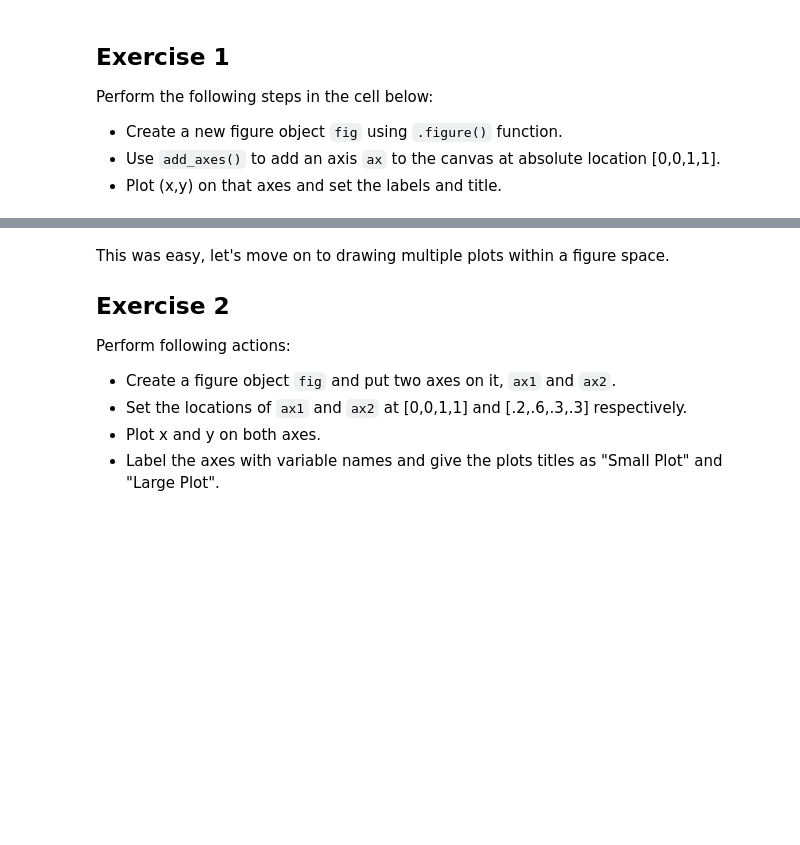
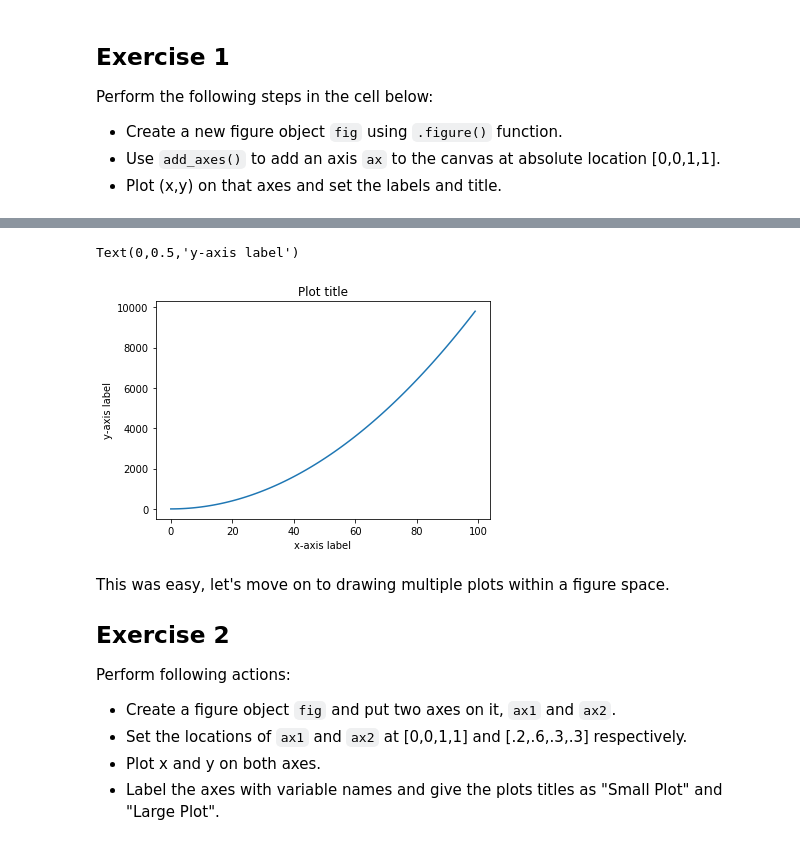
Before and after one commit to JIago25/ds-skills2-customizing-visualizations-with-matplotlib-lab-nyc-ds-skills-112618, a Jupyter notebook: index.ipynb, the cells around one changed output, grey strips where cells are left out. Saved outputs shown, nothing was run; the diff lists cells and outputs as text; code cells hidden in the pictures; blank space fills up the shorter version.

```diff
--- a/index.ipynb
+++ b/index.ipynb
@@ -66,3 +63,11 @@ Perform the following steps in the cell below:
+# %%
+plt.plot(x,z)
+plt.title("Plot title")
+plt.xlabel("x-axis label")
+plt.ylabel("y-axis label")
+# %% [output]
+Text(0,0.5,'y-axis label')
+[figure, added]
 # %% [markdown]
 This was easy, let's move on to drawing multiple plots within a figure space.
 
```
Also changed, not shown: parts of 1 cell of this notebook.
